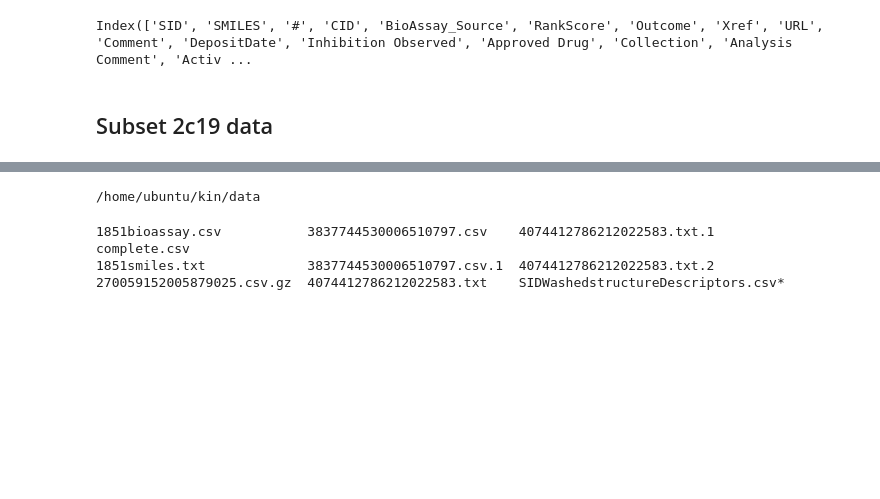
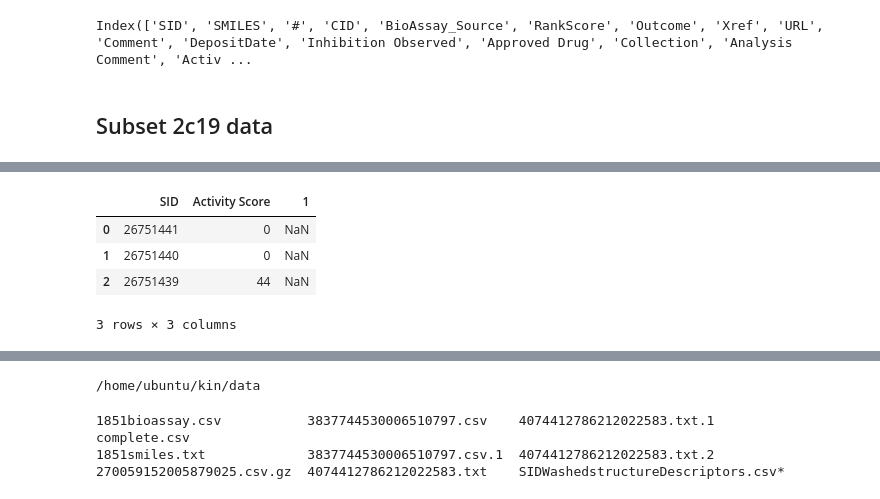
Before and after one commit to 5x5x5x5/kin, a Jupyter notebook: DataCaptureAndScrub.ipynb, the cells around one changed output, grey strips where cells are left out. Saved outputs shown, nothing was run; the diff lists cells and outputs as text; code cells hidden in the pictures; blank space fills up the shorter version.

```diff
--- a/DataCaptureAndScrub.ipynb
+++ b/DataCaptureAndScrub.ipynb
@@ -147,0 +179,9 @@ Index(['SID', 'SMILES', '#', 'CID', 'BioAssay_Source', 'RankScore', 'Outcome', '
+# %%
+isozy2c19 = mergedmore.ix[:,['SID','Activity Score', 1]]
+isozy2c19.head(3)
+# %% [output]
+|  | SID | Activity Score | 1 |
+| 0 | 26751441 | 0 | NaN |
+| 1 | 26751440 | 0 | NaN |
+| 2 | 26751439 | 44 | NaN |
+3 rows × 3 columns
```
Also changed, not shown: parts of 7 cells of this notebook.
